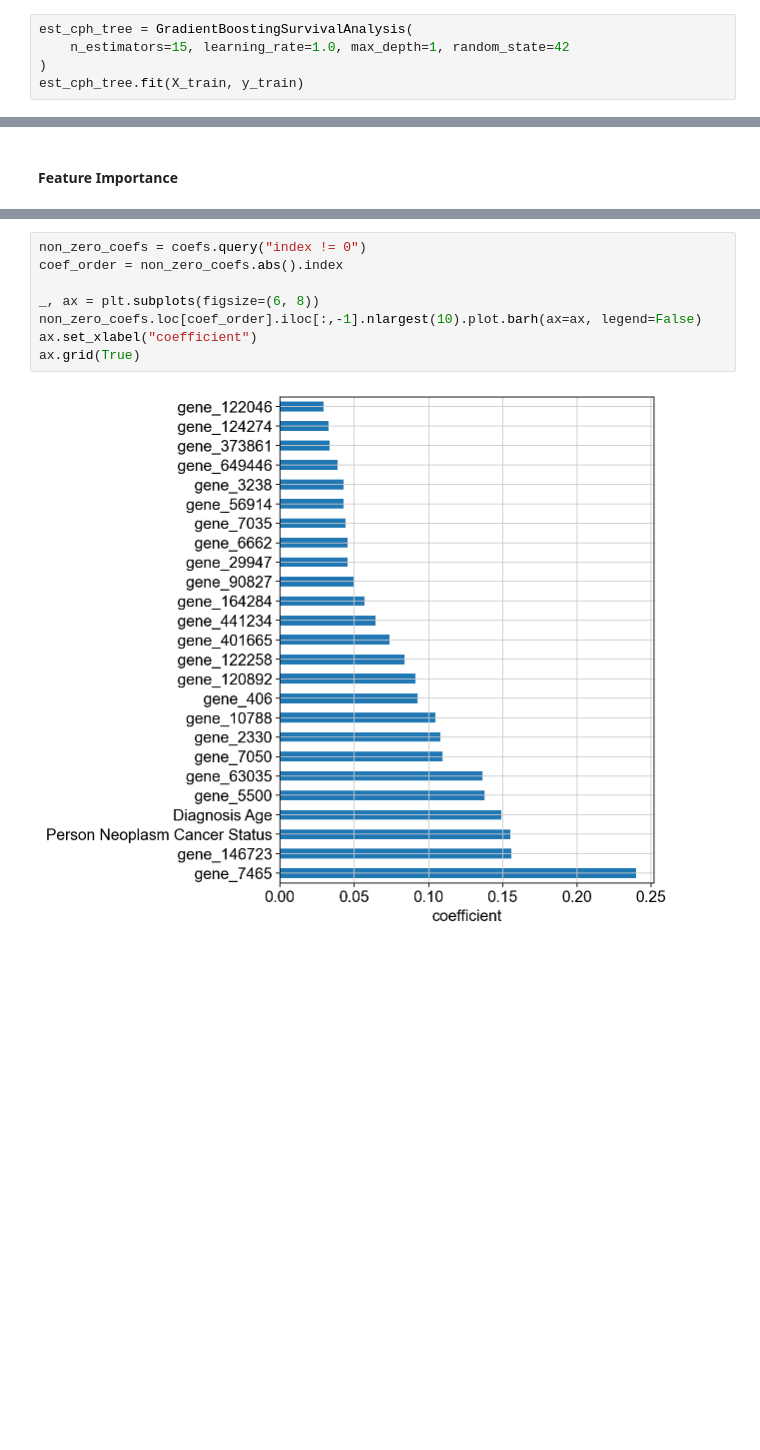
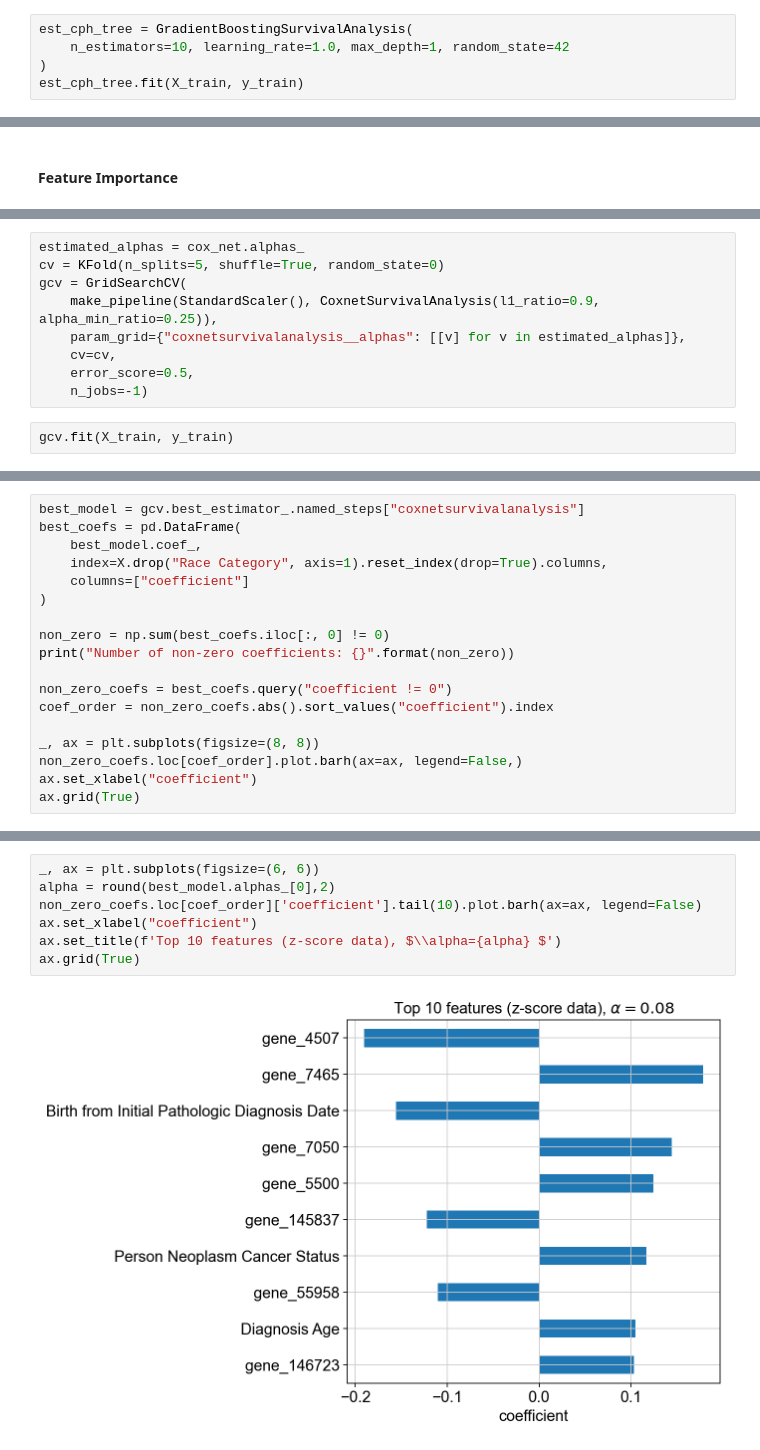
Before and after one commit to qmss5052/msk-2023, a Jupyter notebook: Survival analysis_zscores.ipynb, the cells around one changed output, grey strips where cells are left out. Saved outputs shown, nothing was run; the diff lists cells and outputs as text; blank space fills up the shorter version.

Commit message:
updates to survival analyses

```diff
--- a/Survival analysis_zscores.ipynb
+++ b/Survival analysis_zscores.ipynb
@@ -483,7 +483,7 @@ Test score: 0.761
 ### Gradient Boosting Survival
 # %%
 est_cph_tree = GradientBoostingSurvivalAnalysis(
-    n_estimators=15, learning_rate=1.0, max_depth=1, random_state=42
+    n_estimators=10, learning_rate=1.0, max_depth=1, random_state=42
 )
 est_cph_tree.fit(X_train, y_train)
 # %% [output]
@@ -562,0 +534,11 @@ def plot_coefficients(coefs, n_highlight):
+# %%
+estimated_alphas = cox_net.alphas_
+cv = KFold(n_splits=5, shuffle=True, random_state=0)
+gcv = GridSearchCV(
+    make_pipeline(StandardScaler(), CoxnetSurvivalAnalysis(l1_ratio=0.9, alpha_min_ratio=0.25)),
+    param_grid={"coxnetsurvivalanalysis__alphas": [[v] for v in estimated_alphas]},
+    cv=cv,
+    error_score=0.5,
+    n_jobs=-1)
+# %%
+gcv.fit(X_train, y_train)
@@ -562,0 +563,18 @@ def plot_coefficients(coefs, n_highlight):
+# %%
+best_model = gcv.best_estimator_.named_steps["coxnetsurvivalanalysis"]
+best_coefs = pd.DataFrame(
+    best_model.coef_,
+    index=X.drop("Race Category", axis=1).reset_index(drop=True).columns,
+    columns=["coefficient"]
+)
+
+non_zero = np.sum(best_coefs.iloc[:, 0] != 0)
+print("Number of non-zero coefficients: {}".format(non_zero))
+
+non_zero_coefs = best_coefs.query("coefficient != 0")
+coef_order = non_zero_coefs.abs().sort_values("coefficient").index
+
+_, ax = plt.subplots(figsize=(8, 8))
+non_zero_coefs.loc[coef_order].plot.barh(ax=ax, legend=False,)
+ax.set_xlabel("coefficient")
+ax.grid(True)
@@ -563,10 +584,9 @@ def plot_coefficients(coefs, n_highlight):
 # %%
-non_zero_coefs = coefs.query("index != 0")
-coef_order = non_zero_coefs.abs().index
-
-_, ax = plt.subplots(figsize=(6, 8))
-non_zero_coefs.loc[coef_order].iloc[:,-1].nlargest(10).plot.barh(ax=ax, legend=False)
+_, ax = plt.subplots(figsize=(6, 6))
+alpha = round(best_model.alphas_[0],2)
+non_zero_coefs.loc[coef_order]['coefficient'].tail(10).plot.barh(ax=ax, legend=False)
 ax.set_xlabel("coefficient")
+ax.set_title(f'Top 10 features (z-score data), $\\alpha={alpha} $')
 ax.grid(True)
 # %% [output]
-[figure, old version]
+[figure, new version]
```
Also changed, not shown: parts of 10 cells of this notebook, 1 other file.
